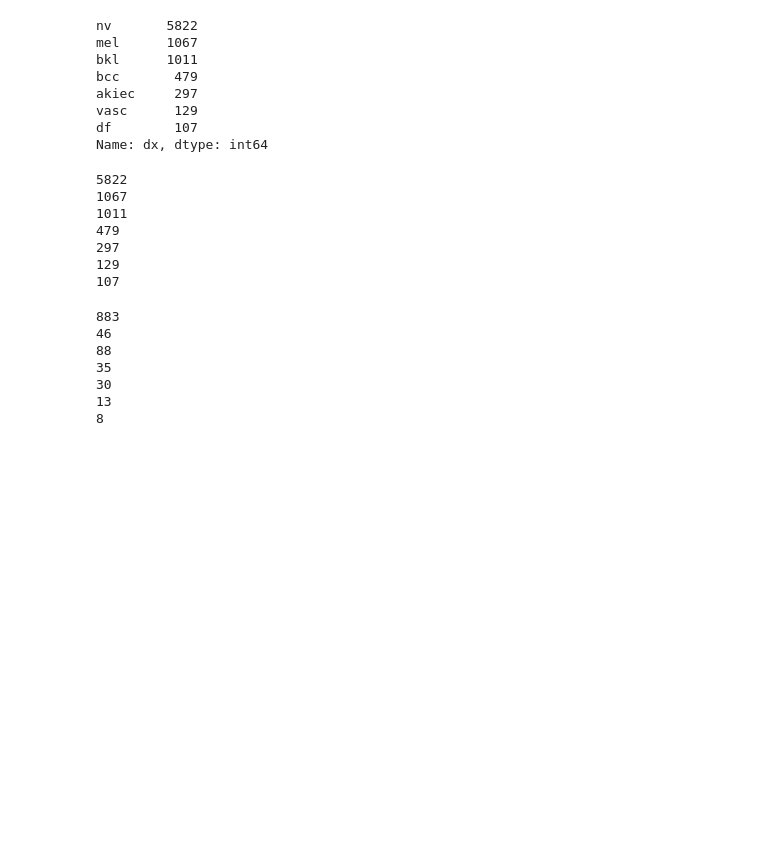
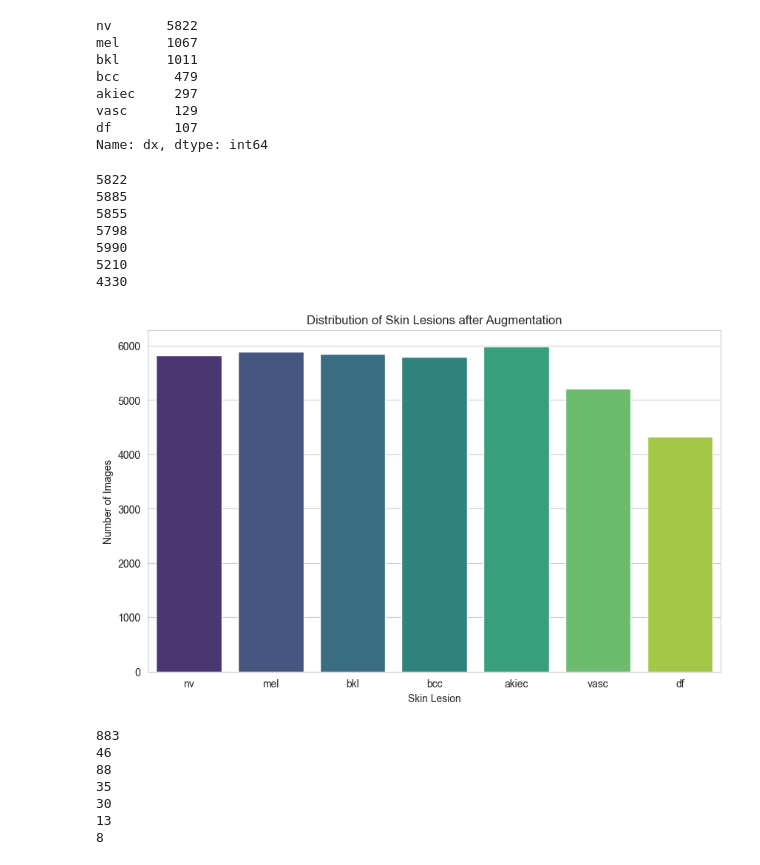
Before and after one commit to satyaram413/mosaic-ml-medical-analysis, a Jupyter notebook: melanoma-detection-bp-formatted.ipynb, the cells around one changed output. Drawn from its saved outputs; the diff is of its cells as text; code cells hidden in the pictures; blank space fills up the shorter version.

Commit message:
Added distribution after augmentation

```diff
--- a/melanoma-detection-bp-formatted.ipynb
+++ b/melanoma-detection-bp-formatted.ipynb
@@ -354,18 +349,34 @@ Name: dx, dtype: int64
 print(len(os.listdir(base_dir+'/Train/nv')))
 print(len(os.listdir(base_dir+'/Train/mel')))
 print(len(os.listdir(base_dir+'/Train/bkl')))
-print(len(os.listdir(base_dir+'/Train//bcc')))
+print(len(os.listdir(base_dir+'/Train/bcc')))
 print(len(os.listdir(base_dir+'/Train/akiec')))
 print(len(os.listdir(base_dir+'/Train/vasc')))
 print(len(os.listdir(base_dir+'/Train/df')))
 # %% [output]
 5822
-1067
-1011
-479
-297
-129
-107
+5885
+5855
+5798
+5990
+5210
+4330
+# %%
+import os
+import matplotlib.pyplot as plt
+import seaborn as sns
+
+directories = ['nv', 'mel', 'bkl', 'bcc', 'akiec', 'vasc', 'df']
+file_counts = [len(os.listdir(os.path.join(base_dir, 'Train', dir_name))) for dir_name in directories]
+sns.set_style("whitegrid")
+plt.figure(figsize=(10, 6))
+sns.barplot(x=directories, y=file_counts, palette="viridis")
+plt.xlabel('Skin Lesion')
+plt.ylabel('Number of Images')
+plt.title('Distribution of Skin Lesions after Augmentation')
+plt.show()
+# %% [output]
+[figure, added]
 # %%
 print(len(os.listdir(base_dir+'/Test/nv')))
 print(len(os.listdir(base_dir+'/Test/mel')))
```
Also changed, not shown: parts of 2 cells of this notebook, 1 other file.
